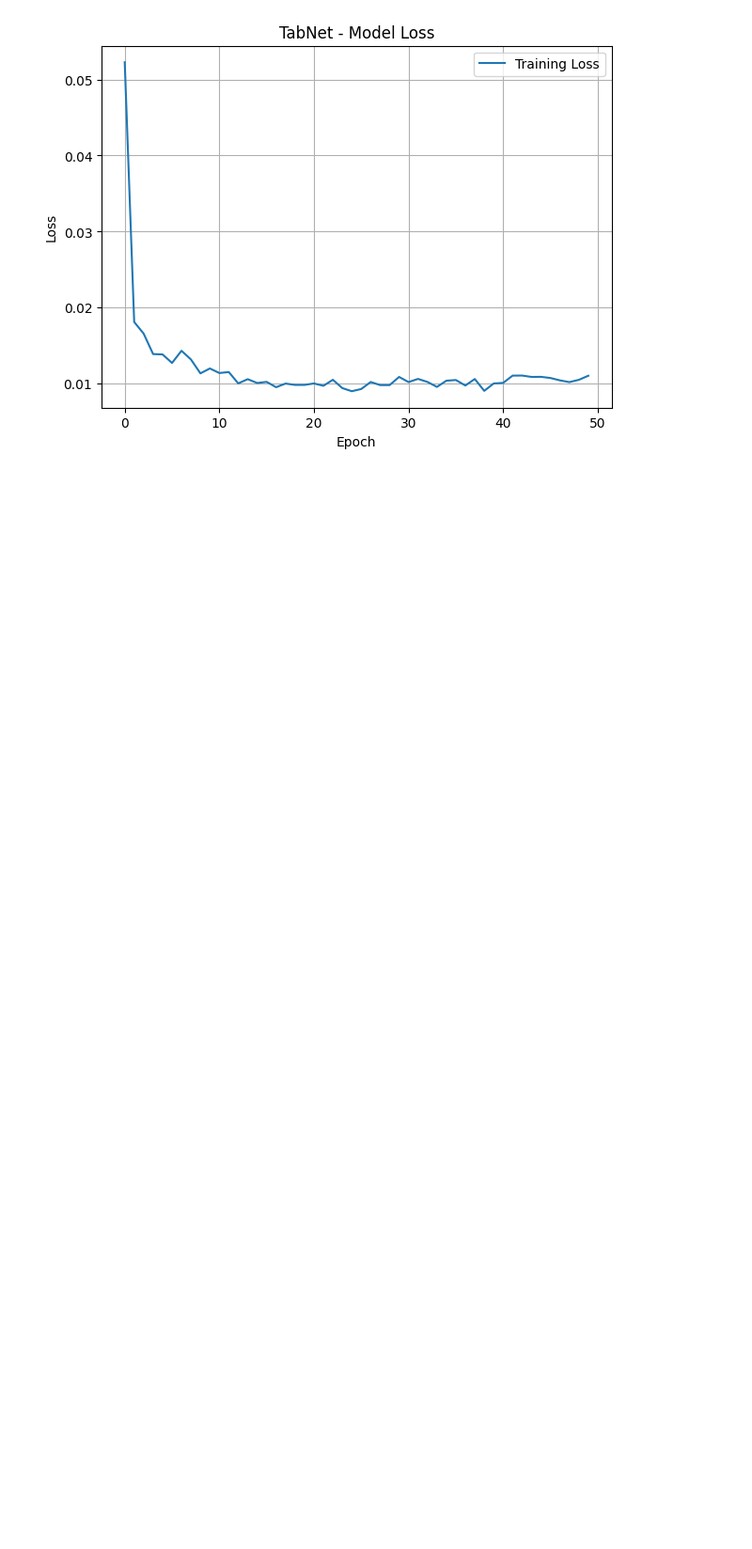
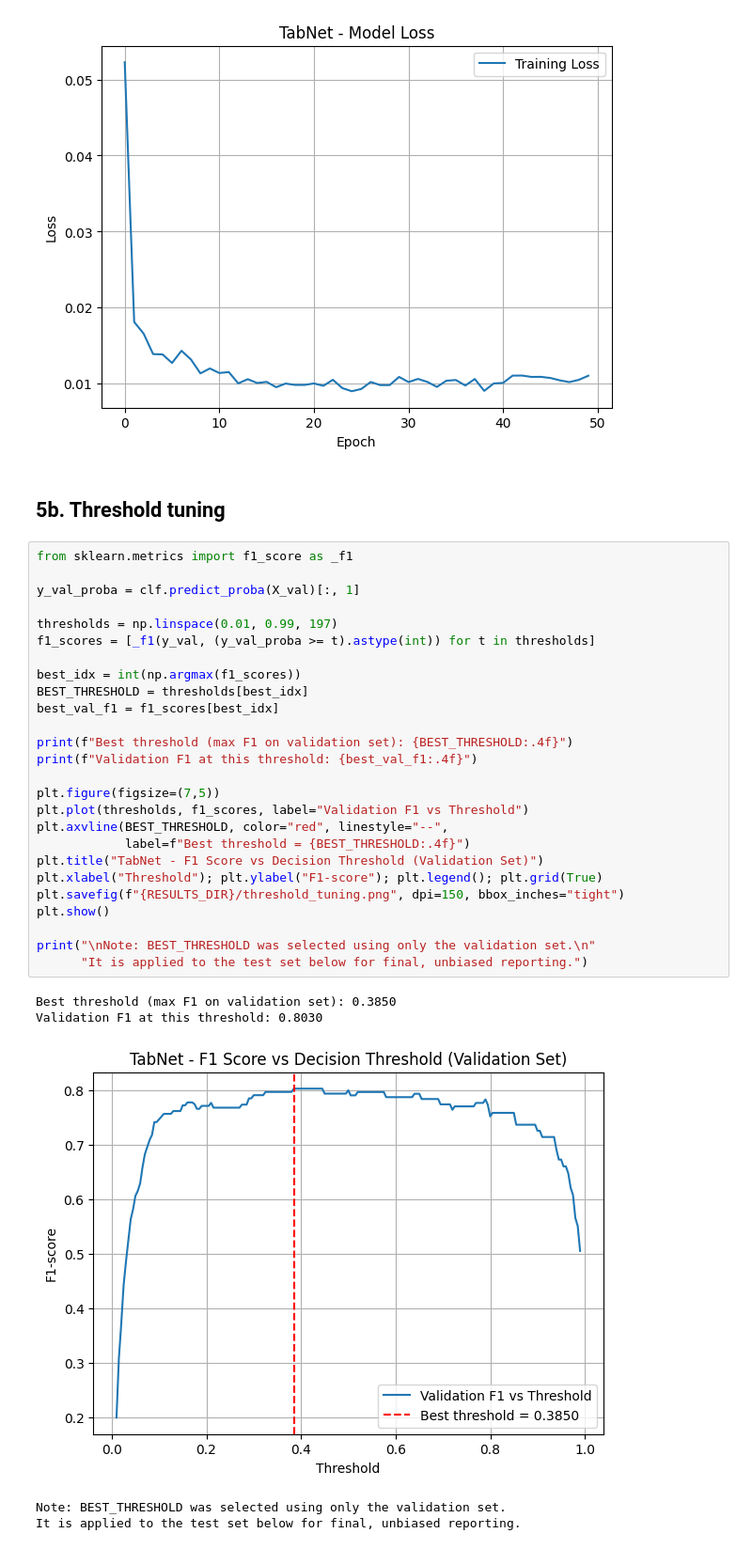
Before and after one commit to manamendraJN/SE4050-Fraud-Detection, a Jupyter notebook: notebooks/TabNet.ipynb, the cells around one changed output. Shown at 94% size. Drawn from its saved outputs; the diff is of its cells as text; blank space fills up the shorter version.

Commit message:
Add F1-optimal threshold tuning using validation set

```diff
--- a/notebooks/TabNet.ipynb
+++ b/notebooks/TabNet.ipynb
@@ -163,3 +163,37 @@ plt.show()
 # %% [output]
 [figure]
 [figure]
+# %% [markdown]
+## 5b. Threshold tuning
+# %%
+from sklearn.metrics import f1_score as _f1
+
+y_val_proba = clf.predict_proba(X_val)[:, 1]
+
+thresholds = np.linspace(0.01, 0.99, 197)
+f1_scores = [_f1(y_val, (y_val_proba >= t).astype(int)) for t in thresholds]
+
+best_idx = int(np.argmax(f1_scores))
+BEST_THRESHOLD = thresholds[best_idx]
+best_val_f1 = f1_scores[best_idx]
+
+print(f"Best threshold (max F1 on validation set): {BEST_THRESHOLD:.4f}")
+print(f"Validation F1 at this threshold: {best_val_f1:.4f}")
+
+plt.figure(figsize=(7,5))
+plt.plot(thresholds, f1_scores, label="Validation F1 vs Threshold")
+plt.axvline(BEST_THRESHOLD, color="red", linestyle="--",
+            label=f"Best threshold = {BEST_THRESHOLD:.4f}")
+plt.title("TabNet - F1 Score vs Decision Threshold (Validation Set)")
+plt.xlabel("Threshold"); plt.ylabel("F1-score"); plt.legend(); plt.grid(True)
+plt.savefig(f"{RESULTS_DIR}/threshold_tuning.png", dpi=150, bbox_inches="tight")
+plt.show()
+
+print("\nNote: BEST_THRESHOLD was selected using only the validation set.\n"
+      "It is applied to the test set below for final, unbiased reporting.")
+# %% [output]
+Best threshold (max F1 on validation set): 0.3850
+Validation F1 at this threshold: 0.8030
+[figure, added]
+Note: BEST_THRESHOLD was selected using only the validation set.
+It is applied to the test set below for final, unbiased reporting.
```
